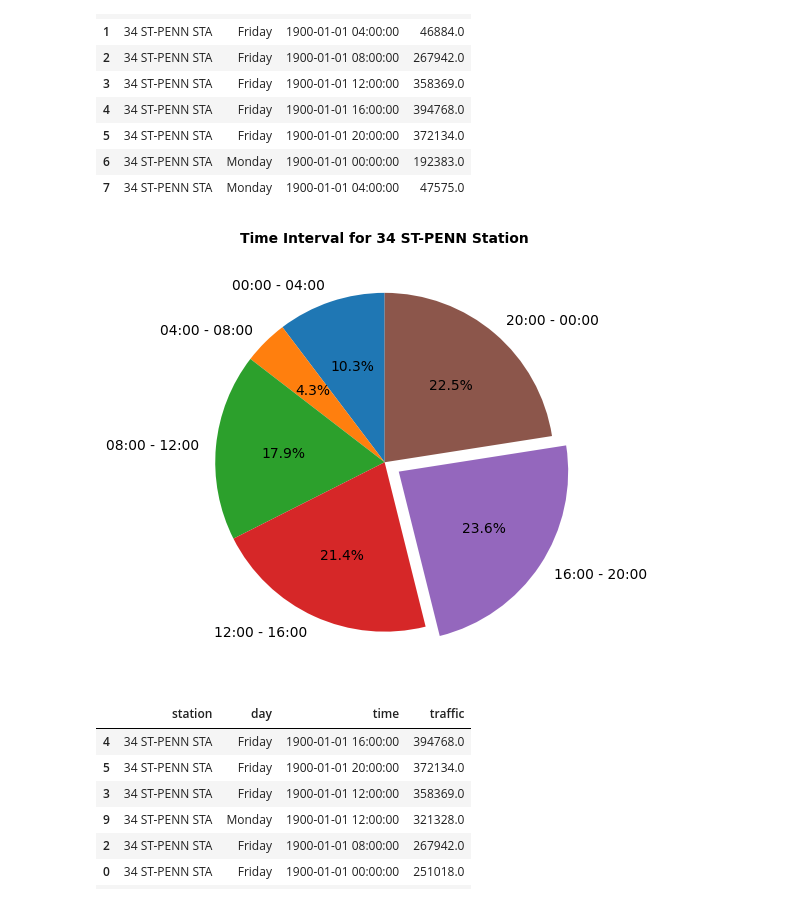
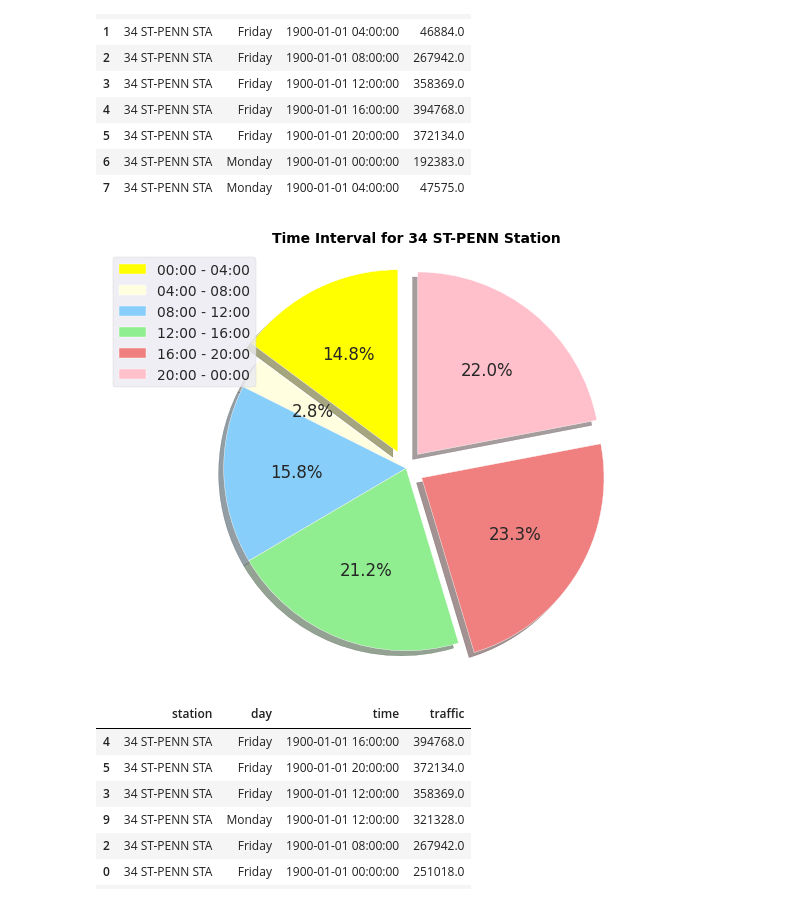
Before and after one commit to KubraErensoy/MtaTurnstileData, a Jupyter notebook: mta_yazayı.ipynb, the cells around one changed output. Saved outputs shown, nothing was run; the diff lists cells and outputs as text; code cells hidden in the pictures.

```diff
--- a/mta_yazayı.ipynb
+++ b/mta_yazayı.ipynb
@@ -665,14 +689,18 @@ rounded_day_time.head(8)
 # %%
 plt.style.use('seaborn-notebook')
 fig1, ax1 = plt.subplots()
 time = '00:00 - 04:00', '04:00 - 08:00', '08:00 - 12:00', '12:00 - 16:00','16:00 - 20:00','20:00 - 00:00'
-traffic = [408658, 168538, 709018, 849972, 934872 ,892989]
-explode = (0, 0, 0, 0, 0.1 ,0)
-ax1.pie(traffic, explode=explode, labels=time, autopct='%1.1f%%', startangle=90)
+traffic = [251018, 46884, 267942, 358369, 394768 ,372134]
+colors_list = ['yellow','lightyellow', 'lightskyblue', 'lightgreen','lightcoral', 'pink']
+explode = (0.1, 0, 0, 0, 0.1 ,0.1)
+ax1.pie(traffic, explode=explode,  autopct='%1.1f%%',
+        shadow=True, startangle=90,colors=colors_list)
 plt.title("Time Interval for 34 ST-PENN Station", weight="bold", c="Black", fontsize=10)
+plt.axis('equal')
+plt.legend(labels=time, loc='upper left')
 plt.show()
 # %% [output]
-[figure, old version]
+[figure, new version]
 # %%
 rounded_day_time.head(10).sort_values("traffic", ascending = False)
 # %% [output]
```
Also changed, not shown: parts of 17 cells of this notebook.
